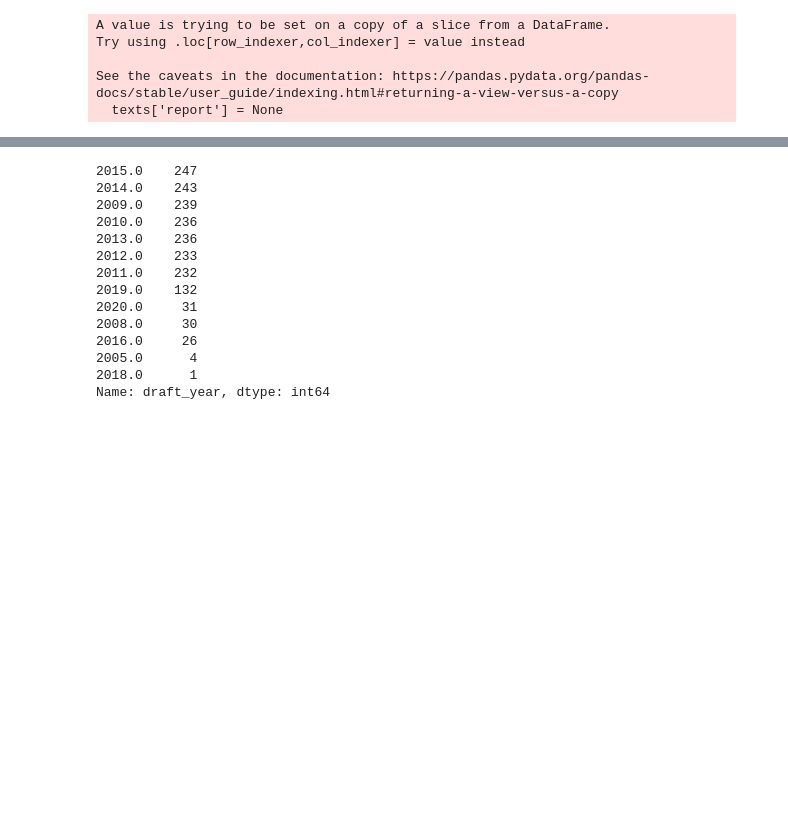
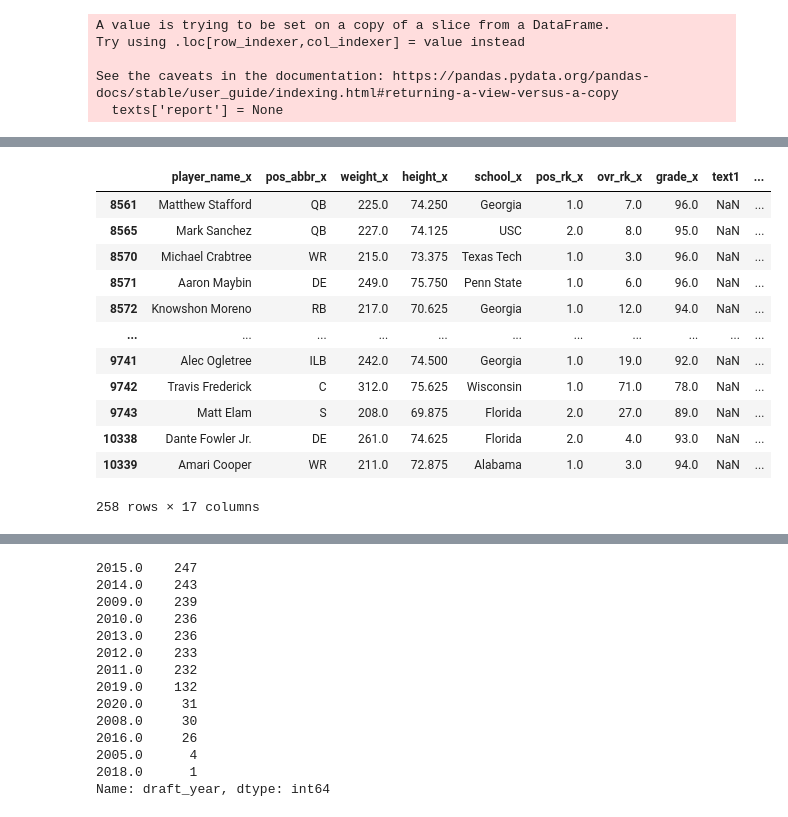
Before and after one commit to jpalgon/Draft_Scouting, a Jupyter notebook: Data Cleaning.ipynb, the cells around one changed output, grey strips where cells are left out. Drawn from its saved outputs; the diff is of its cells as text; code cells hidden in the pictures; blank space fills up the shorter version.

```diff
--- a/Data Cleaning.ipynb
+++ b/Data Cleaning.ipynb
@@ -125,3 +121,19 @@ texts.text2[(texts.text2.str.contains("<a h",na=False) & texts.text1.isna())][73
+# %%
+texts[(texts.text2.str.contains("<a h",na=False) & texts.text1.isna()) & (texts.draft_year > 2008)]
+# %% [output]
+|  | player_name_x | pos_abbr_x | weight_x | height_x | school_x | pos_rk_x | ovr_rk_x | grade_x | text1 | ... |
+| 8561 | Matthew Stafford | QB | 225.0 | 74.250 | Georgia | 1.0 | 7.0 | 96.0 | NaN | ... |
+| 8565 | Mark Sanchez | QB | 227.0 | 74.125 | USC | 2.0 | 8.0 | 95.0 | NaN | ... |
+| 8570 | Michael Crabtree | WR | 215.0 | 73.375 | Texas Tech | 1.0 | 3.0 | 96.0 | NaN | ... |
+| 8571 | Aaron Maybin | DE | 249.0 | 75.750 | Penn State | 1.0 | 6.0 | 96.0 | NaN | ... |
+| 8572 | Knowshon Moreno | RB | 217.0 | 70.625 | Georgia | 1.0 | 12.0 | 94.0 | NaN | ... |
+| ... | ... | ... | ... | ... | ... | ... | ... | ... | ... | ... |
+| 9741 | Alec Ogletree | ILB | 242.0 | 74.500 | Georgia | 1.0 | 19.0 | 92.0 | NaN | ... |
+| 9742 | Travis Frederick | C | 312.0 | 75.625 | Wisconsin | 1.0 | 71.0 | 78.0 | NaN | ... |
+| 9743 | Matt Elam | S | 208.0 | 69.875 | Florida | 2.0 | 27.0 | 89.0 | NaN | ... |
+| 10338 | Dante Fowler Jr. | DE | 261.0 | 74.625 | Florida | 2.0 | 4.0 | 93.0 | NaN | ... |
+| 10339 | Amari Cooper | WR | 211.0 | 72.875 | Alabama | 1.0 | 3.0 | 94.0 | NaN | ... |
+258 rows × 17 columns
 # %%
 texts.loc[(texts.text1.notna()),'report'] = texts.loc[(texts.text1.notna())].text1
 # %%
```
Also changed, not shown: parts of 23 cells of this notebook, 1 other file.
